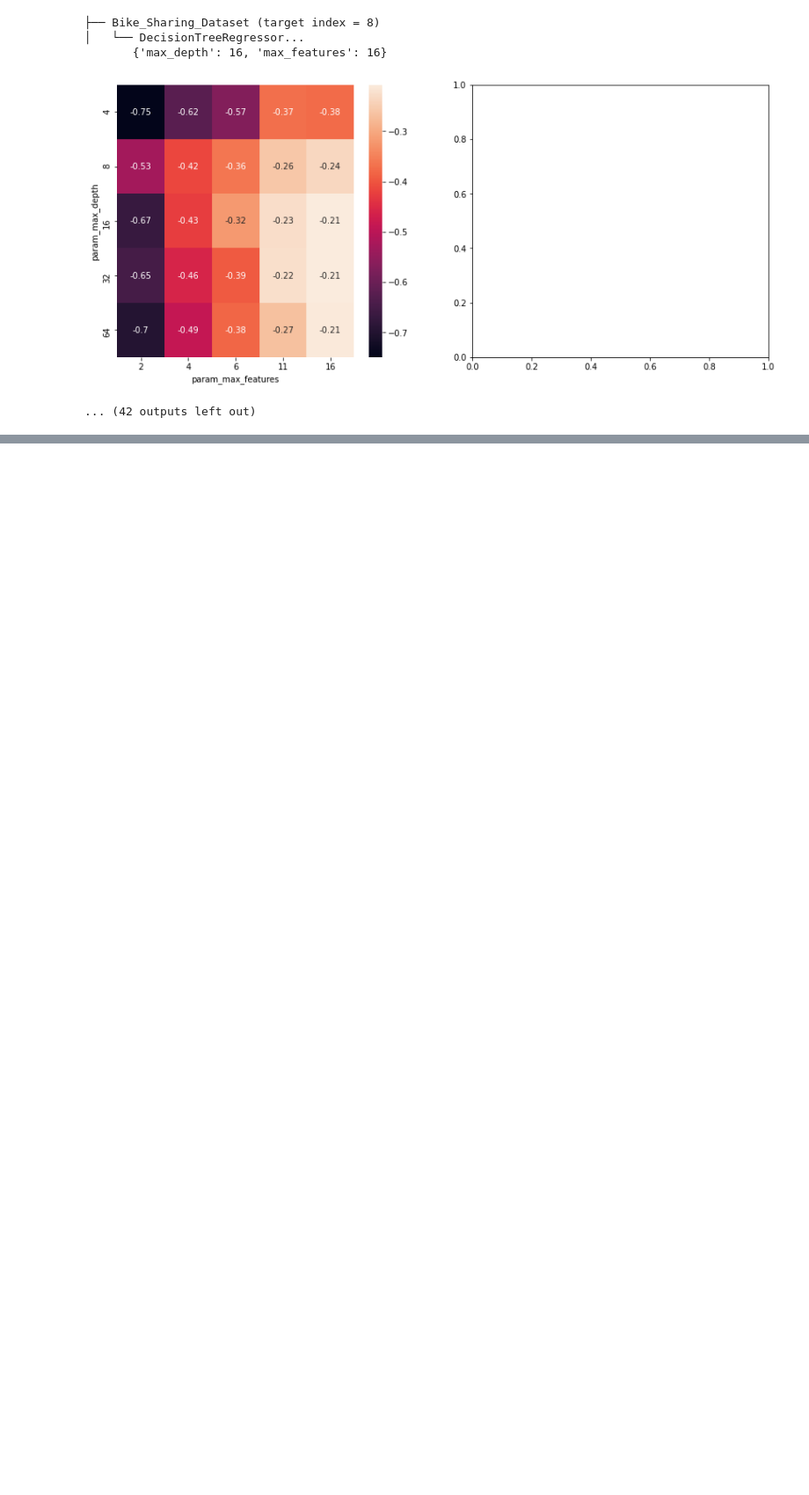
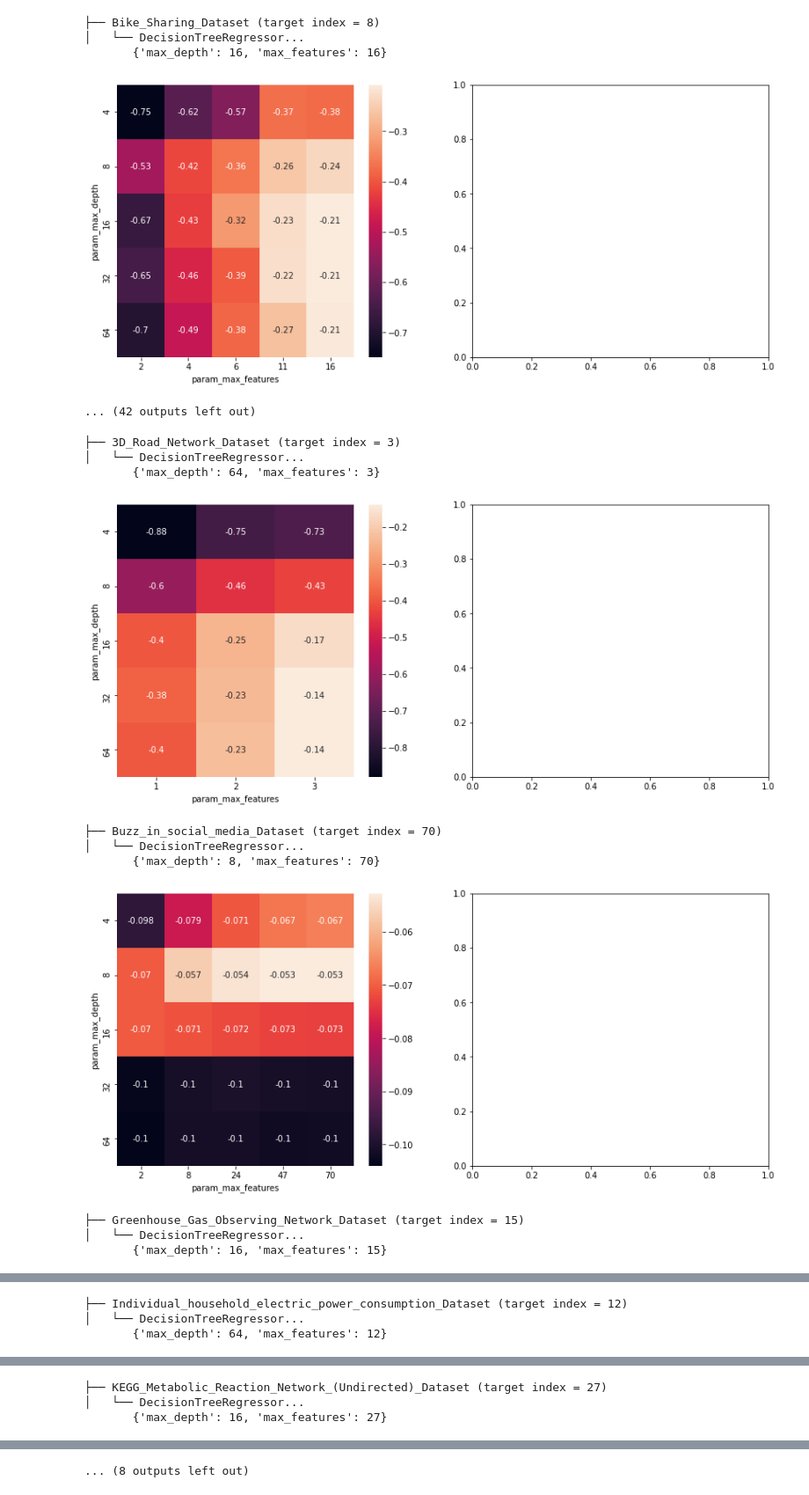
Before and after one commit to ColinTr/ClassificationForRegression, a Jupyter notebook: notebooks/Hyperparameters study.ipynb, the cells around one changed output, grey strips where cells are left out. Shown at 88% size. Drawn from its saved outputs; the diff is of its cells as text; code cells hidden in the pictures; blank space fills up the shorter version.

```diff
--- a/notebooks/Hyperparameters study.ipynb
+++ b/notebooks/Hyperparameters study.ipynb
@@ -235,9 +235,9 @@ for dataset_path, index_path in zip(datasets_paths[20:], indexes_paths[20:]):
     print('├── ' + dataset_path.split('/')[3] + ' (target index = ' + str(target_var_index) + ')')
     full_data = pd.read_csv(dataset_path)
     X = full_data.drop(full_data.columns[target_var_index], axis=1)
-    Y = full_data[full_data.columns[target_var_index]]
+    Y = np.ascontiguousarray(full_data[full_data.columns[target_var_index]])
 
-    X = normalize(X)
+    X = np.ascontiguousarray(normalize(X))
     Y = box_cox(Y)
     Y = Y.ravel()
 
@@ -293,9 +293,9 @@ for dataset_path, index_path in zip(datasets_paths[31:], indexes_paths[31:]):
     print('├── ' + dataset_path.split('/')[3] + ' (target index = ' + str(target_var_index) + ')')
     full_data = pd.read_csv(dataset_path)
     X = full_data.drop(full_data.columns[target_var_index], axis=1)
-    Y = full_data[full_data.columns[target_var_index]]
+    Y = np.ascontiguousarray(full_data[full_data.columns[target_var_index]])
 
-    X = normalize(X)
+    X = np.ascontiguousarray(normalize(X))
     Y = box_cox(Y)
     Y = Y.ravel()
 
@@ -347,9 +347,9 @@ for dataset_path, index_path in zip(datasets_paths, indexes_paths):
     print('├── ' + dataset_path.split('/')[3] + ' (target index = ' + str(target_var_index) + ')')
     full_data = pd.read_csv(dataset_path)
     X = full_data.drop(full_data.columns[target_var_index], axis=1)
-    Y = full_data[full_data.columns[target_var_index]]
+    Y = np.ascontiguousarray(full_data[full_data.columns[target_var_index]])
 
-    X = normalize(X)
+    X = np.ascontiguousarray(normalize(X))
     Y = box_cox(Y)
     Y = Y.ravel()
 
@@ -433,9 +402,9 @@ for dataset_path, index_path in zip(datasets_paths, indexes_paths):
     print('├── ' + dataset_path.split('/')[3] + ' (target index = ' + str(target_var_index) + ')')
     full_data = pd.read_csv(dataset_path)
     X = full_data.drop(full_data.columns[target_var_index], axis=1)
-    Y = full_data[full_data.columns[target_var_index]]
+    Y = np.ascontiguousarray(full_data[full_data.columns[target_var_index]])
 
-    X = normalize(X)
+    X = np.ascontiguousarray(normalize(X))
     Y = box_cox(Y)
     Y = Y.ravel()
 
@@ -482,3 +451,47 @@ for dataset_path, index_path in zip(datasets_paths, indexes_paths):
        {'max_depth': 16, 'max_features': 16}
 [figure]
 ... (42 outputs left out)
+# %%
+for dataset_path, index_path in zip(datasets_paths, indexes_paths):
+    target_var_index = None
+    with open(index_path) as f:
+        target_var_index = int(f.readline())
+
+    print('├── ' + dataset_path.split('/')[3] + ' (target index = ' + str(target_var_index) + ')')
+    full_data = pd.read_csv(dataset_path)
+    X = full_data.drop(full_data.columns[target_var_index], axis=1)
+    Y = np.ascontiguousarray(full_data[full_data.columns[target_var_index]])
+
+    X = np.ascontiguousarray(normalize(X))
+    Y = box_cox(Y)
+    Y = Y.ravel()
+
+    print('│   └── DecisionTreeRegressor...')
+    values_to_explore = list(map(int, np.linspace(2, X.shape[1], num=4)))
+    values_to_explore.append(int(np.sqrt(X.shape[1])))
+    values_to_explore = np.unique(values_to_explore)
+    decision_tree_regr_grid['max_features'] = values_to_explore
+
+    grid = GridSearchCV(estimator = DecisionTreeRegressor(),
+                        param_grid = decision_tree_regr_grid,
+                        scoring = 'neg_mean_squared_error',
+                        n_jobs=-1)
+    grid.fit(X, Y)
+
+    print('       ' + str(grid.best_params_))
+    generate_heatmap(grid.cv_results_, 'param_max_depth', 'param_max_features')
+
+    del grid, X, Y, full_data
+    gc.collect()
+# %% [output]
+├── 3D_Road_Network_Dataset (target index = 3)
+│   └── DecisionTreeRegressor...
+       {'max_depth': 64, 'max_features': 3}
+[figure, added]
+├── Buzz_in_social_media_Dataset (target index = 70)
+│   └── DecisionTreeRegressor...
+       {'max_depth': 8, 'max_features': 70}
+[figure, added]
+├── Greenhouse_Gas_Observing_Network_Dataset (target index = 15)
+│   └── DecisionTreeRegressor...
+       {'max_depth': 16, 'max_features': 15}
@@ -484,0 +499,3 @@ for dataset_path, index_path in zip(datasets_paths, indexes_paths):
+├── Individual_household_electric_power_consumption_Dataset (target index = 12)
+│   └── DecisionTreeRegressor...
+       {'max_depth': 64, 'max_features': 12}
@@ -484,0 +503,3 @@ for dataset_path, index_path in zip(datasets_paths, indexes_paths):
+├── KEGG_Metabolic_Reaction_Network_(Undirected)_Dataset (target index = 27)
+│   └── DecisionTreeRegressor...
+       {'max_depth': 16, 'max_features': 27}
@@ -484,0 +511 @@ for dataset_path, index_path in zip(datasets_paths, indexes_paths):
+... (8 outputs left out)
```
Also changed, not shown: parts of 7 cells of this notebook, 2 other files.
